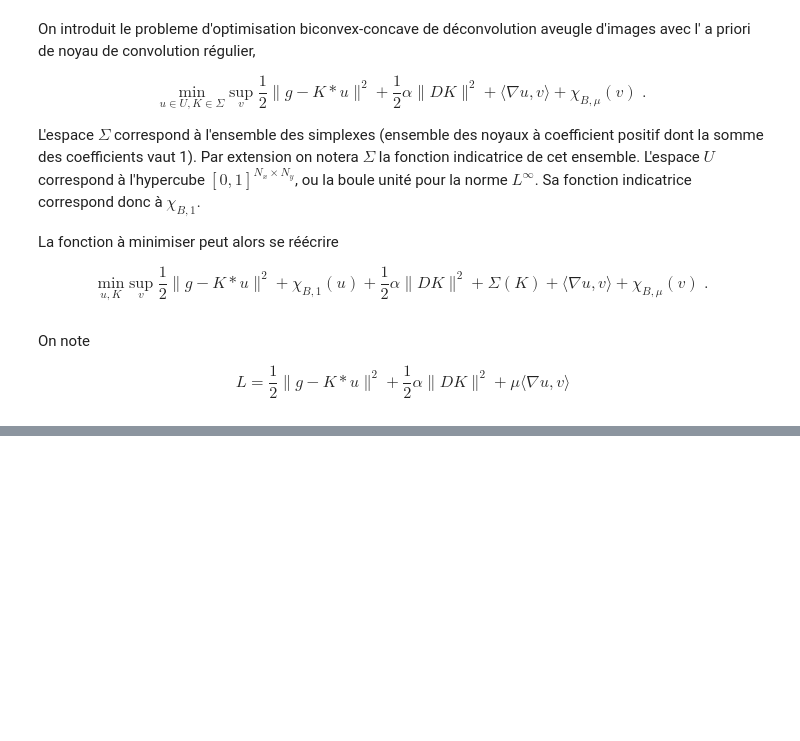
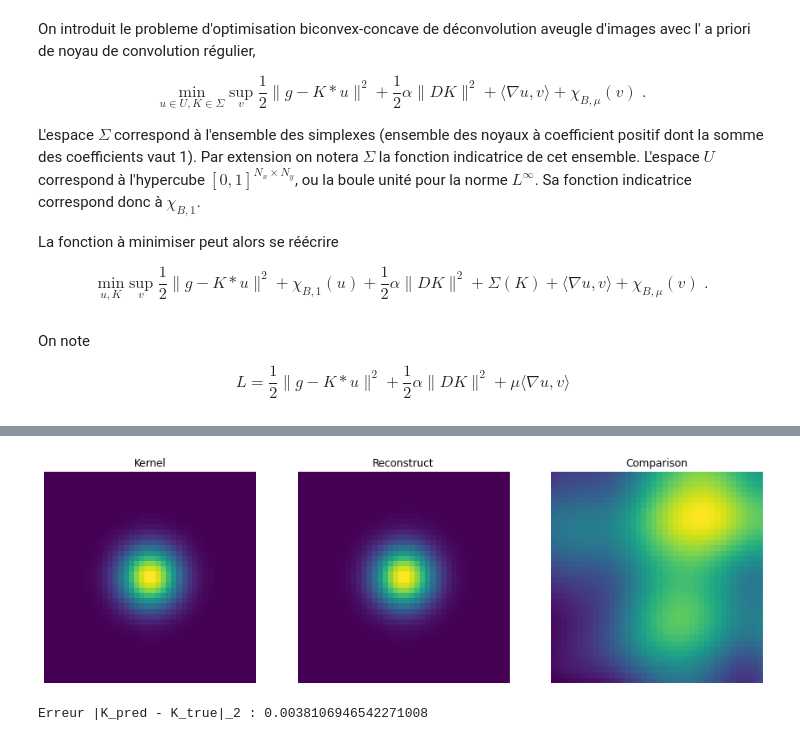
Before and after one commit to ceciledellavalle/BlindDeconvolution, a Jupyter notebook: algoviolet.ipynb, the cells around one changed output, grey strips where cells are left out. Saved outputs shown, nothing was run; the diff lists cells and outputs as text; code cells hidden in the pictures; blank space fills up the shorter version.

```diff
--- a/algoviolet.ipynb
+++ b/algoviolet.ipynb
@@ -91,0 +175,5 @@ x_o1 = Add_noise(x_b)
+# %%
+Display_ker(K_out,K,mysize=(15,7))
+# %% [output]
+[figure, added]
+Erreur |K_pred - K_true|_2 : 0.0038106946542271008
```
Also changed, not shown: parts of 20 cells of this notebook, 14 other files.
